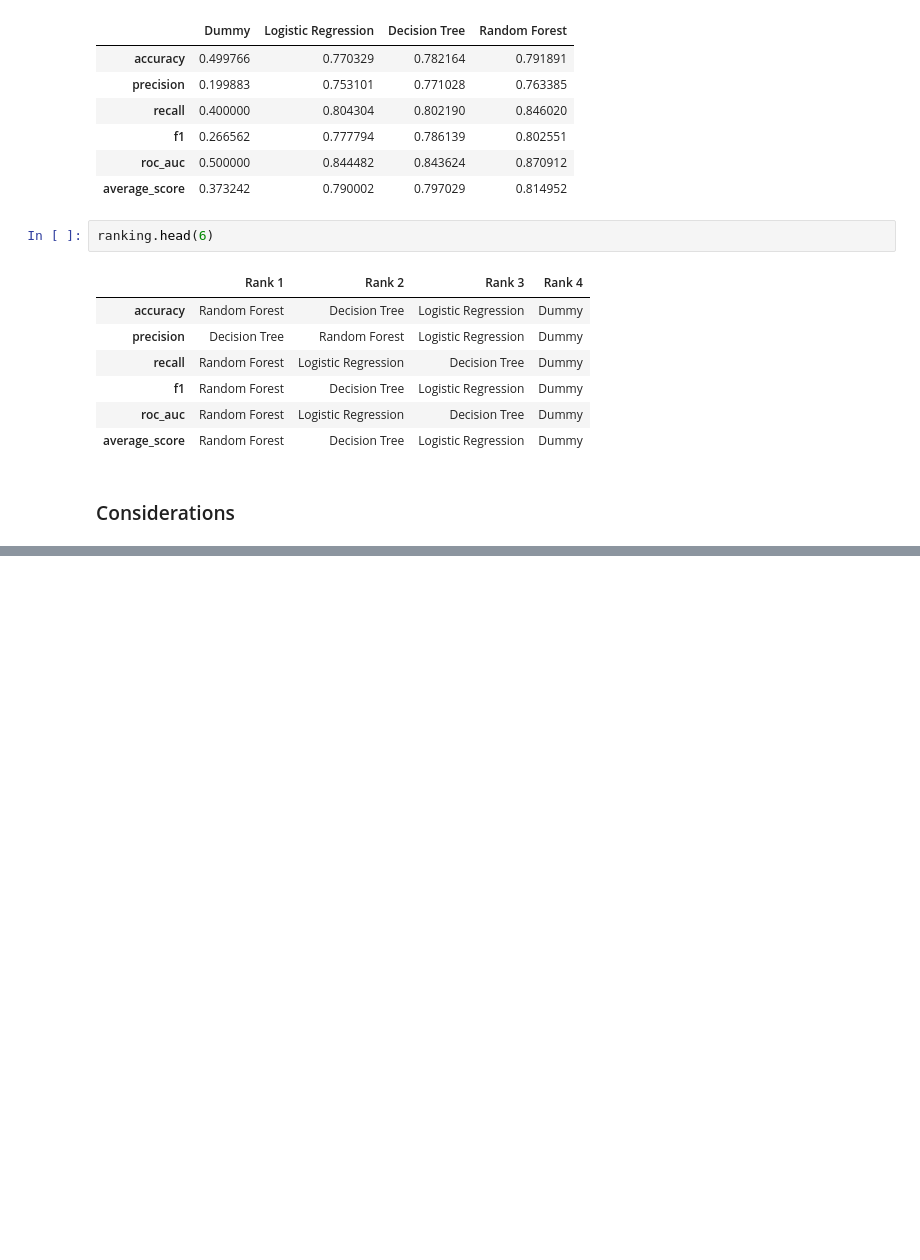
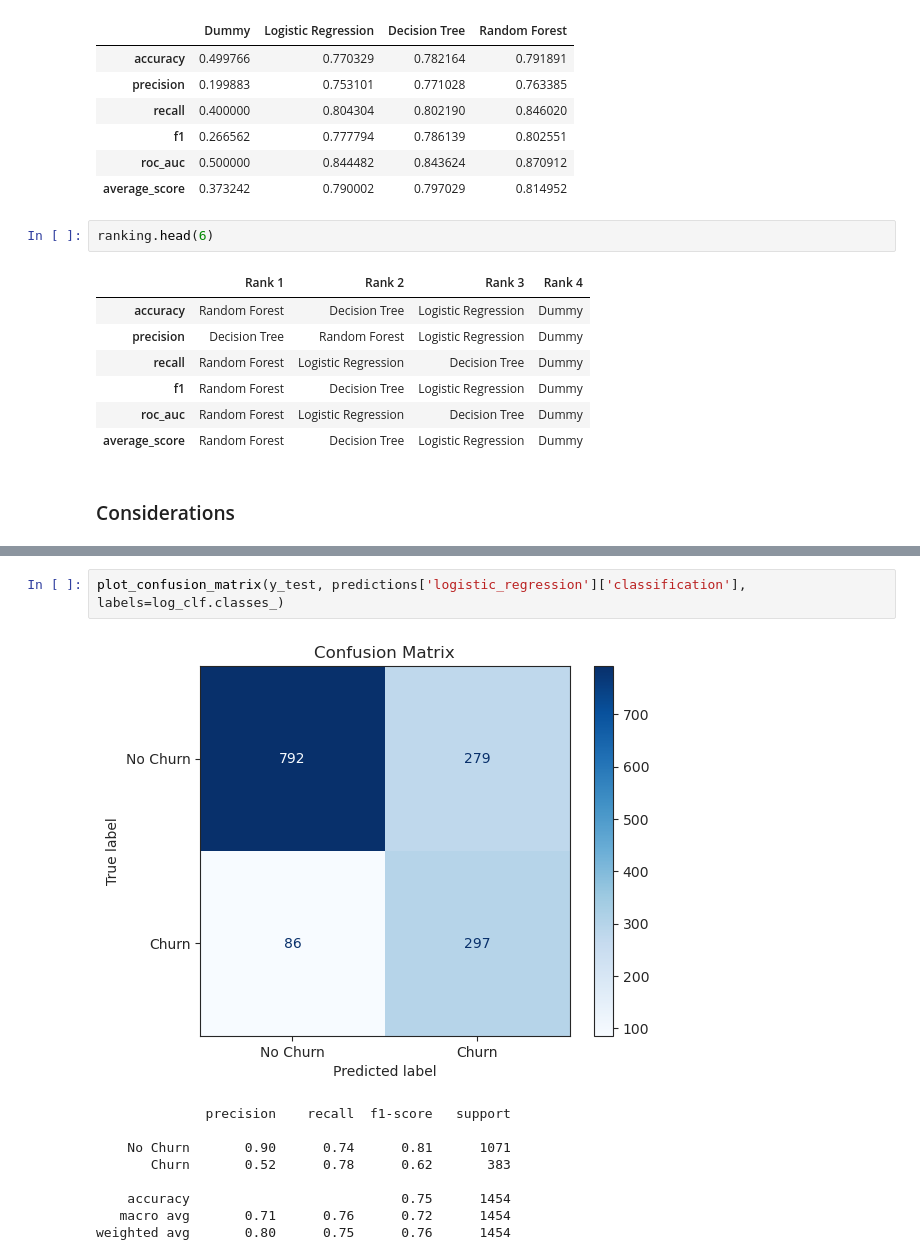
Before and after one commit to DanielCrema/oracle-one-data-science-challenge3-telecom-x-2, a Jupyter notebook: main.ipynb, the cells around one changed output, grey strips where cells are left out. Cells and saved outputs as stored; diff of their text form; blank space fills up the shorter version.

```diff
--- a/main.ipynb
+++ b/main.ipynb
@@ -1310,0 +1400,12 @@ Considering the complication of having to deal with logarithmic input/output whe
+# %%
+plot_confusion_matrix(y_test, predictions['logistic_regression']['classification'], labels=log_clf.classes_)
+# %% [output]
+[figure, added]
+              precision    recall  f1-score   support
+
+    No Churn       0.90      0.74      0.81      1071
+       Churn       0.52      0.78      0.62       383
+
+    accuracy                           0.75      1454
+   macro avg       0.71      0.76      0.72      1454
+weighted avg       0.80      0.75      0.76      1454
```
Also changed, not shown: parts of 17 cells of this notebook.
